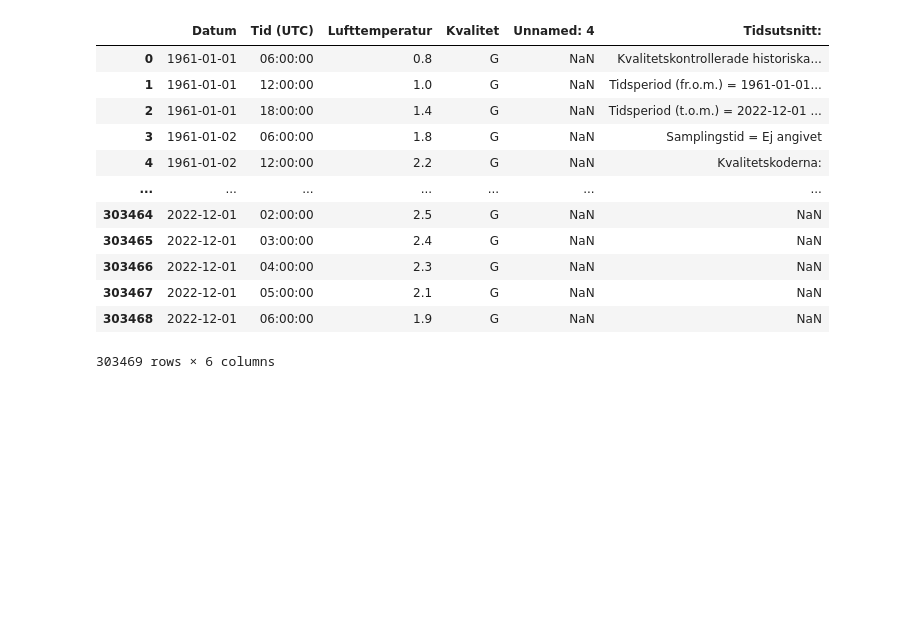
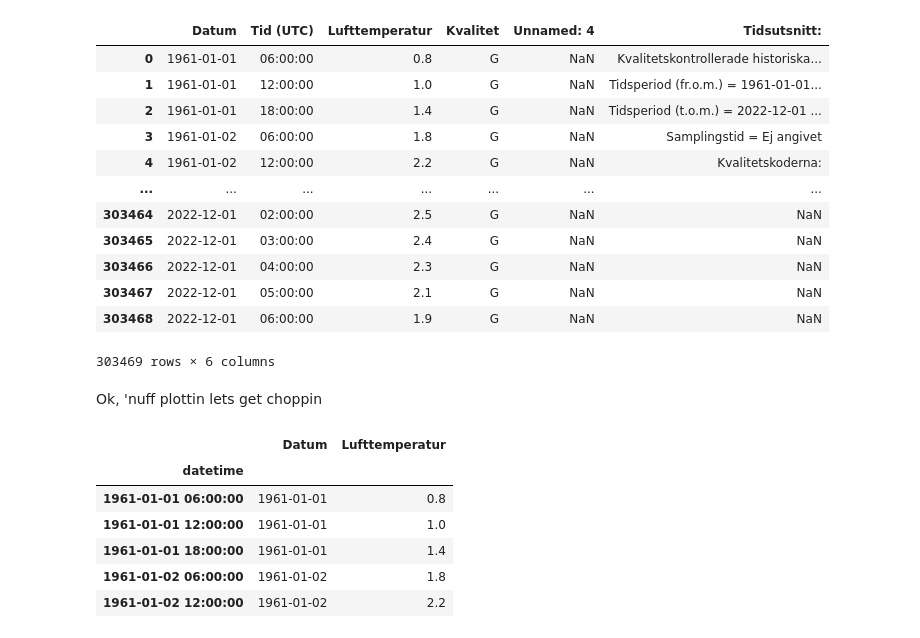
Before and after one commit to wlinds/ITHS-AI22-ML, a Jupyter notebook: Explorations/smhi.ipynb, the cells around one changed output. Cells and saved outputs as stored; diff of their text form; code cells hidden in the pictures; blank space fills up the shorter version.

```diff
--- a/Explorations/smhi.ipynb
+++ b/Explorations/smhi.ipynb
@@ -77,3 +82,16 @@ df2_resampled = df2.resample('D').mean(numeric_only=True)
 
 fig = px.line(df2_resampled, x=df2_resampled.index, y='Lufttemperatur')
 fig.show()
+# %% [markdown]
+Ok, 'nuff plottin lets get choppin
+# %%
+df = df2[['Datum', 'Lufttemperatur']]
+df.head()
+# %% [output]
+|  | Datum | Lufttemperatur |
+| datetime |  |  |
+| 1961-01-01 06:00:00 | 1961-01-01 | 0.8 |
+| 1961-01-01 12:00:00 | 1961-01-01 | 1.0 |
+| 1961-01-01 18:00:00 | 1961-01-01 | 1.4 |
+| 1961-01-02 06:00:00 | 1961-01-02 | 1.8 |
+| 1961-01-02 12:00:00 | 1961-01-02 | 2.2 |
```
Also changed, not shown: parts of 16 cells of this notebook.
